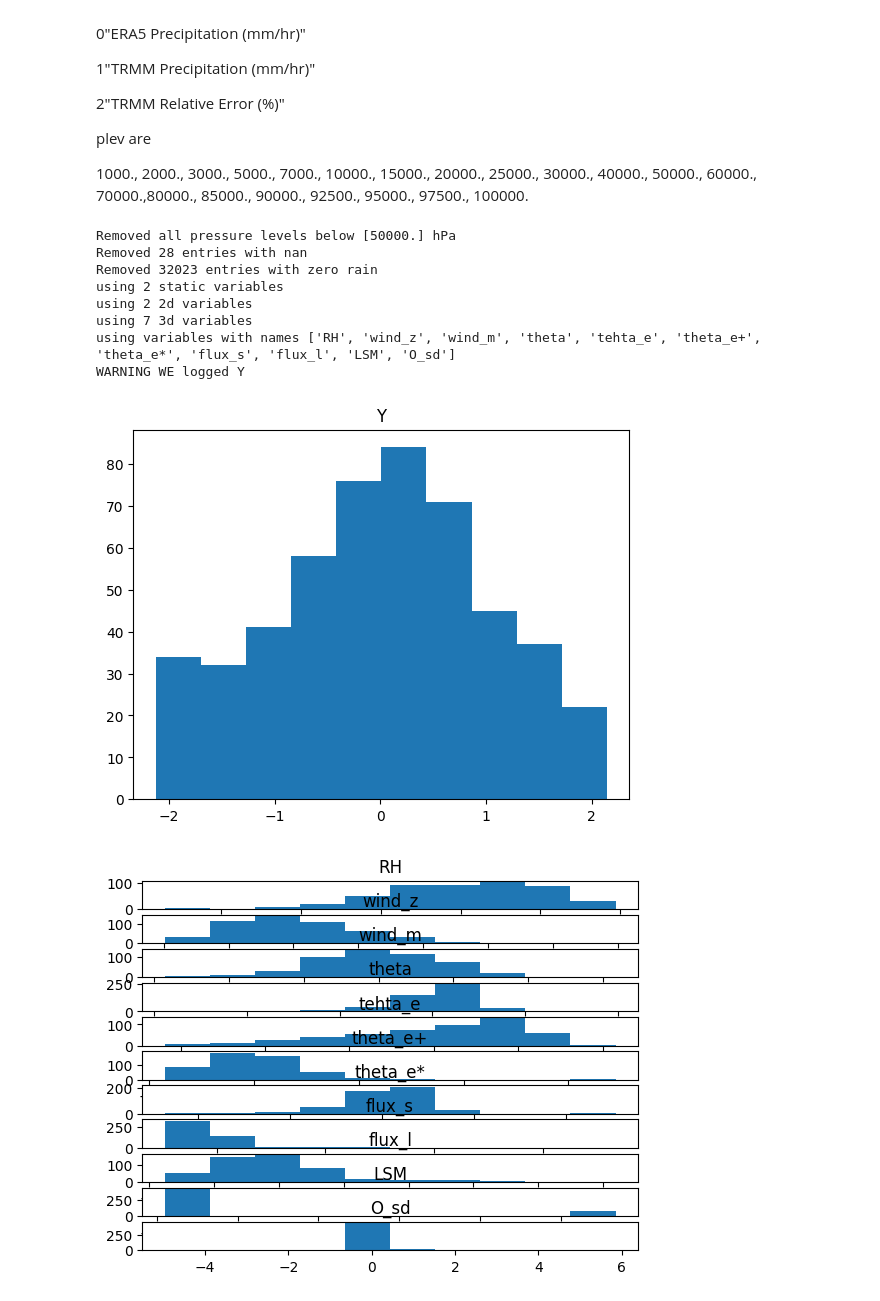
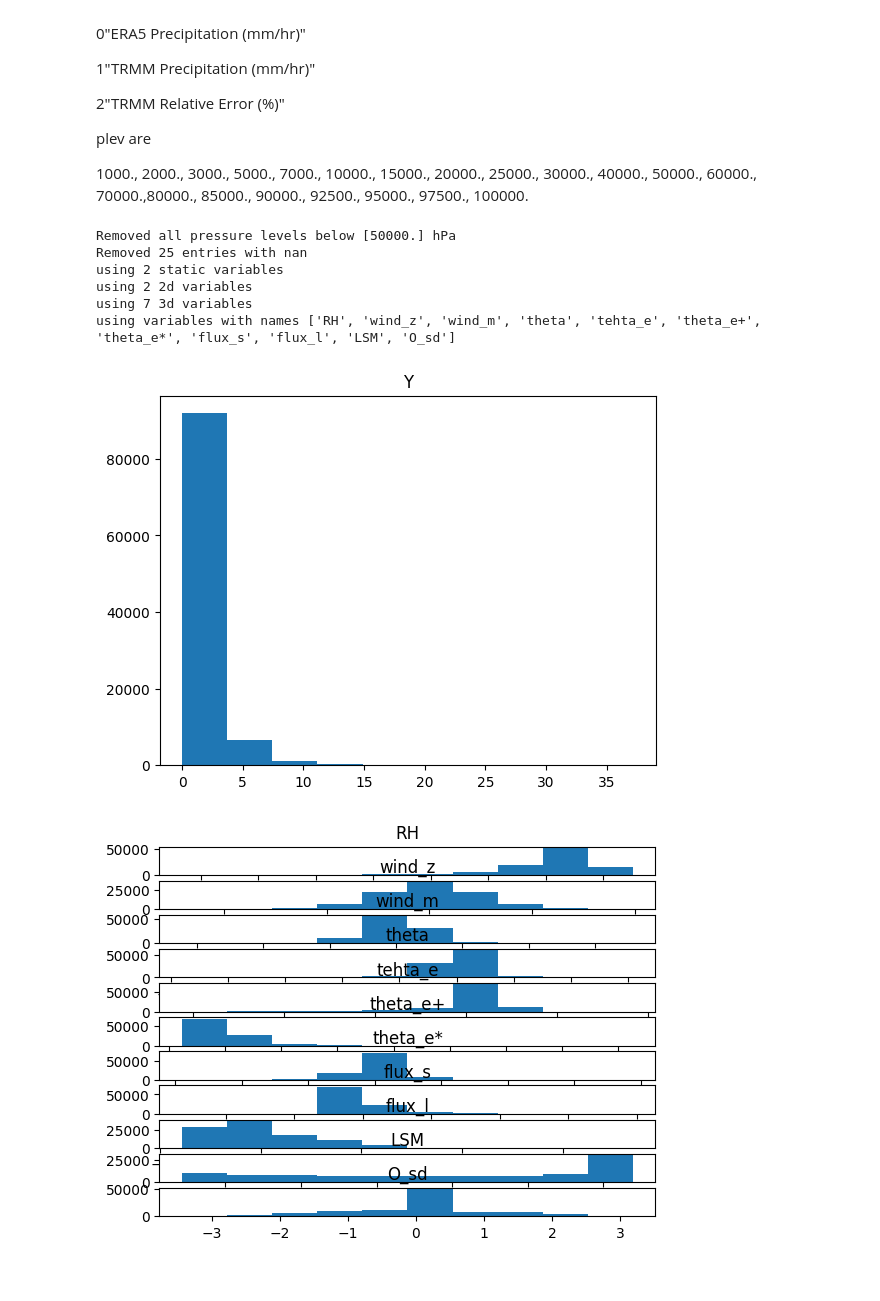
Before and after one commit to JaxGaussianProcesses/GPJax, a Jupyter notebook: run.ipynb, the cells around one changed output. Drawn from its saved outputs; the diff is of its cells as text; code cells hidden in the pictures.

```diff
--- a/run.ipynb
+++ b/run.ipynb
@@ -116,14 +114,14 @@ def prep_data(type=str,
               idx_static:List[int] = [0, 3],
               idx_2d:List[int] = [1,2],):
     #load data
-    # X2d_raw = jnp.array(jnp.load("../data/ERA/NPY_DATA/X2d_sample.npy"), dtype=jnp.float64) # [N, D]
-    # X3d_raw = jnp.array(jnp.load("../data/ERA/NPY_DATA/X3d_sample.npy"), dtype=jnp.float64) # [N, D]
-    # Xstatic_raw = jnp.array(jnp.load("../data/ERA/NPY_DATA/XStatic_sample.npy"), dtype=jnp.float64) # [N, D]
-    # Y_raw = jnp.array(jnp.load("../data/ERA/NPY_DATA/Y_sample.npy"), dtype=jnp.float64) # [N, 1]
-    X2d_raw = jnp.array(jnp.load("../data/100_000_one_day/X2D_sample.npy"), dtype=jnp.float64) # [N, D]
-    X3d_raw = jnp.array(jnp.load("../data/100_000_one_day/X3D_sample.npy"), dtype=jnp.float64) # [N, D]
-    Xstatic_raw = jnp.array(jnp.load("../data/100_000_one_day/XSTATIC_sample.npy"), dtype=jnp.float64) # [N, D]
-    Y_raw = jnp.array(jnp.load("../data/100_000_one_day/Y_sample.npy"), dtype=jnp.float64) # [N, 1]
+    X2d_raw = jnp.array(jnp.load("../data/ERA/NPY_DATA/X2d_sample.npy"), dtype=jnp.float64) # [N, D]
+    X3d_raw = jnp.array(jnp.load("../data/ERA/NPY_DATA/X3d_sample.npy"), dtype=jnp.float64) # [N, D]
+    Xstatic_raw = jnp.array(jnp.load("../data/ERA/NPY_DATA/XStatic_sample.npy"), dtype=jnp.float64) # [N, D]
+    Y_raw = jnp.array(jnp.load("../data/ERA/NPY_DATA/Y_sample.npy"), dtype=jnp.float64) # [N, 1]
+    # X2d_raw = jnp.array(jnp.load("../data/100_000_one_day/X2D_sample.npy"), dtype=jnp.float64) # [N, D]
+    # X3d_raw = jnp.array(jnp.load("../data/100_000_one_day/X3D_sample.npy"), dtype=jnp.float64) # [N, D]
+    # Xstatic_raw = jnp.array(jnp.load("../data/100_000_one_day/XSTATIC_sample.npy"), dtype=jnp.float64) # [N, D]
+    # Y_raw = jnp.array(jnp.load("../data/100_000_one_day/Y_sample.npy"), dtype=jnp.float64) # [N, 1]
 
 
     pressure = jnp.array([[1000,2000,3000,5000,7000,10000,15000,20000,25000,30000,40000,50000,60000,70000,80000, 85000,90000,92500,95000,97500,100000]], dtype=jnp.float64)
@@ -242,10 +240,10 @@ def prep_data(type=str,
 
 
 
-    Y = jnp.log(Y+1e-5)
-    print(f"WARNING WE logged Y") # TODO
+    # Y = jnp.log(Y+1e-5)
+    # print(f"WARNING WE logged Y") # TODO
 
-    Y = (Y-jnp.mean(Y))/(jnp.std(Y))
+    # Y = (Y-jnp.mean(Y))/(jnp.std(Y))
 
 
     D = gpx.Dataset(X=X, y= Y)
@@ -275,18 +273,16 @@ def prep_data(type=str,
     return D, problem_info
 # %%
 from plotting import plot_data
-D, problem_info = prep_data("no rain")
-D = gpx.Dataset(X=D.X[:500,:], y=D.y[:500,:])
+D, problem_info = prep_data("all")
+# D = gpx.Dataset(X=D.X[:100,:], y=D.y[:100,:])
 plot_data(problem_info,D)
 # %% [output]
 Removed all pressure levels below [50000.] hPa
-Removed 28 entries with nan
-Removed 32023 entries with zero rain
+Removed 25 entries with nan
 using 2 static variables
 using 2 2d variables
 using 7 3d variables
 using variables with names ['RH', 'wind_z', 'wind_m', 'theta', 'tehta_e', 'theta_e+', 'theta_e*', 'flux_s', 'flux_l', 'LSM', 'O_sd']
-WARNING WE logged Y
-[figure, old version]
+[figure, new version]
-[figure, old version]
+[figure, new version]
 # %%
```
Also changed, not shown: parts of 4 cells of this notebook, 4 other files.
